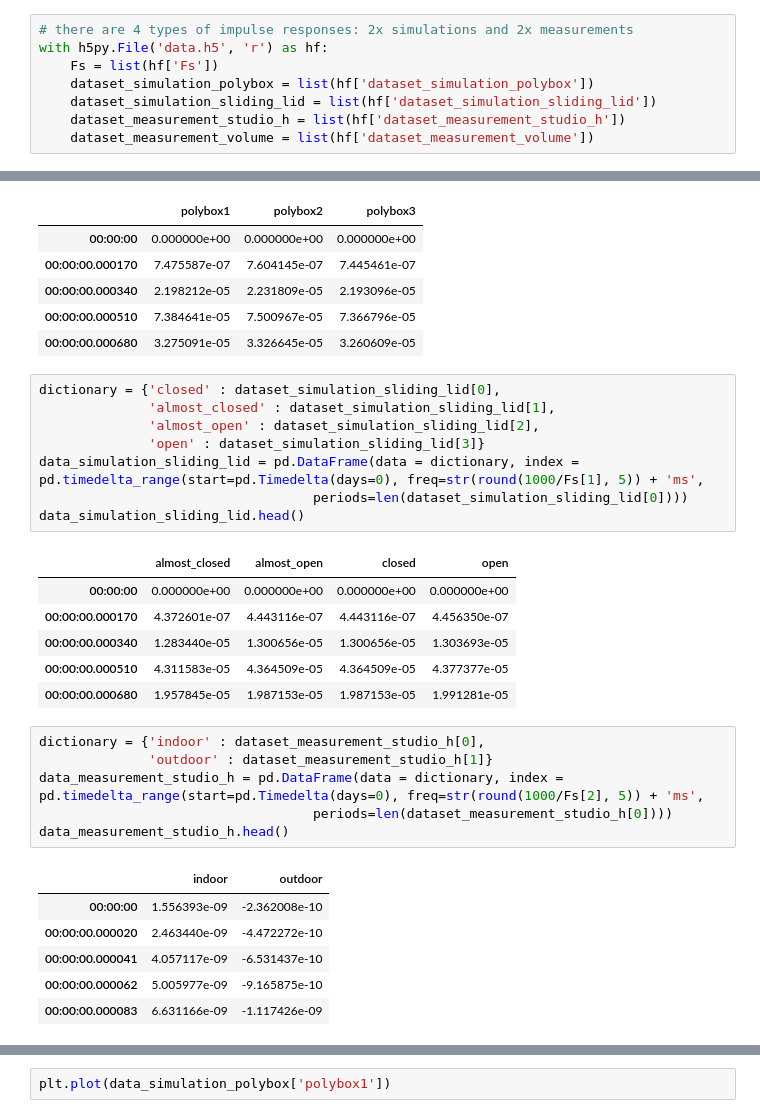
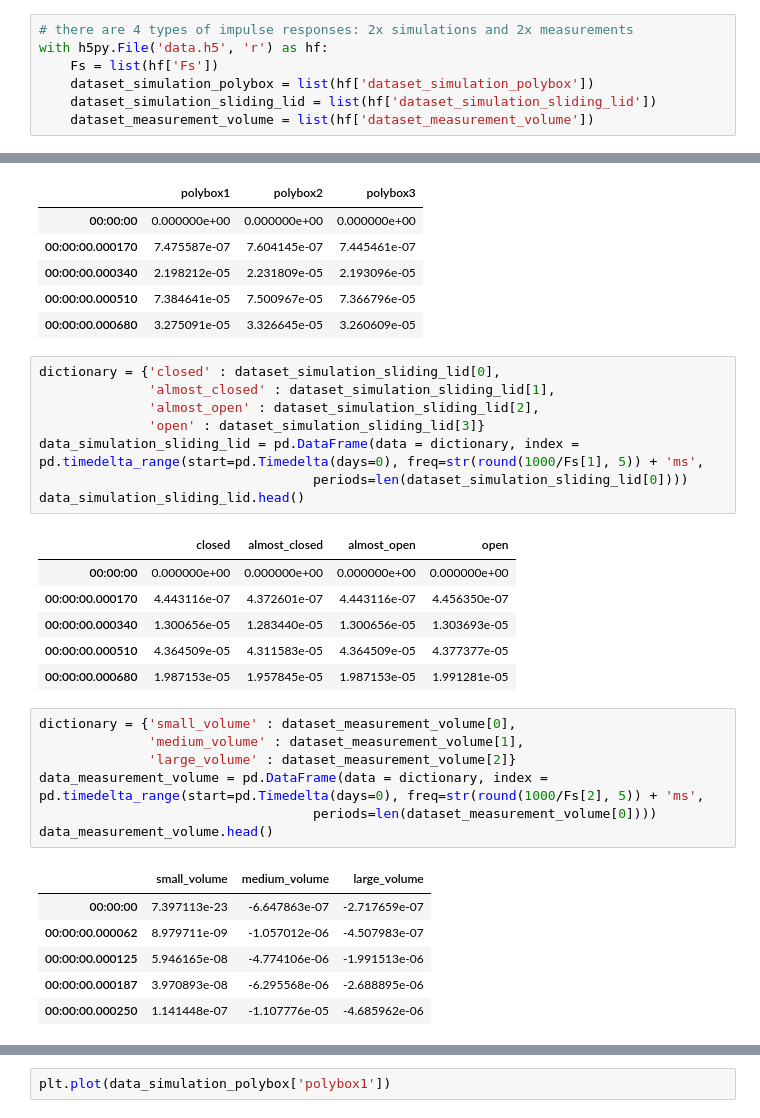
Before and after one commit to giotto-ai/l2f, a Jupyter notebook: deliver_application_giotto-time.ipynb, the cells around one changed output, grey strips where cells are left out. Cells and saved outputs as stored; diff of their text form.

```diff
--- a/deliver_application_giotto-time.ipynb
+++ b/deliver_application_giotto-time.ipynb
@@ -30,7 +30,6 @@ with h5py.File('data.h5', 'r') as hf:
     Fs = list(hf['Fs'])
     dataset_simulation_polybox = list(hf['dataset_simulation_polybox'])
     dataset_simulation_sliding_lid = list(hf['dataset_simulation_sliding_lid'])
-    dataset_measurement_studio_h = list(hf['dataset_measurement_studio_h'])
     dataset_measurement_volume = list(hf['dataset_measurement_volume'])
 # %% [markdown]
 ### Data as pandas series
@@ -57,22 +56,23 @@ data_simulation_sliding_lid = pd.DataFrame(data = dictionary, index = pd.timedel
                                    periods=len(dataset_simulation_sliding_lid[0])))
 data_simulation_sliding_lid.head()
 # %% [output]
-|  | almost_closed | almost_open | closed | open |
+|  | closed | almost_closed | almost_open | open |
 | 00:00:00 | 0.000000e+00 | 0.000000e+00 | 0.000000e+00 | 0.000000e+00 |
-| 00:00:00.000170 | 4.372601e-07 | 4.443116e-07 | 4.443116e-07 | 4.456350e-07 |
-| 00:00:00.000340 | 1.283440e-05 | 1.300656e-05 | 1.300656e-05 | 1.303693e-05 |
-| 00:00:00.000510 | 4.311583e-05 | 4.364509e-05 | 4.364509e-05 | 4.377377e-05 |
-| 00:00:00.000680 | 1.957845e-05 | 1.987153e-05 | 1.987153e-05 | 1.991281e-05 |
+| 00:00:00.000170 | 4.443116e-07 | 4.372601e-07 | 4.443116e-07 | 4.456350e-07 |
+| 00:00:00.000340 | 1.300656e-05 | 1.283440e-05 | 1.300656e-05 | 1.303693e-05 |
+| 00:00:00.000510 | 4.364509e-05 | 4.311583e-05 | 4.364509e-05 | 4.377377e-05 |
+| 00:00:00.000680 | 1.987153e-05 | 1.957845e-05 | 1.987153e-05 | 1.991281e-05 |
 # %%
-dictionary = {'indoor' : dataset_measurement_studio_h[0],
-              'outdoor' : dataset_measurement_studio_h[1]}
-data_measurement_studio_h = pd.DataFrame(data = dictionary, index = pd.timedelta_range(start=pd.Timedelta(days=0), freq=str(round(1000/Fs[2], 5)) + 'ms',
-                                   periods=len(dataset_measurement_studio_h[0])))
-data_measurement_studio_h.head()
+dictionary = {'small_volume' : dataset_measurement_volume[0],
+              'medium_volume' : dataset_measurement_volume[1],
+              'large_volume' : dataset_measurement_volume[2]}
+data_measurement_volume = pd.DataFrame(data = dictionary, index = pd.timedelta_range(start=pd.Timedelta(days=0), freq=str(round(1000/Fs[2], 5)) + 'ms',
+                                   periods=len(dataset_measurement_volume[0])))
+data_measurement_volume.head()
 # %% [output]
-|  | indoor | outdoor |
-| 00:00:00 | 1.556393e-09 | -2.362008e-10 |
-| 00:00:00.000020 | 2.463440e-09 | -4.472272e-10 |
-| 00:00:00.000041 | 4.057117e-09 | -6.531437e-10 |
-| 00:00:00.000062 | 5.005977e-09 | -9.165875e-10 |
-| 00:00:00.000083 | 6.631166e-09 | -1.117426e-09 |
+|  | small_volume | medium_volume | large_volume |
+| 00:00:00 | 7.397113e-23 | -6.647863e-07 | -2.717659e-07 |
+| 00:00:00.000062 | 8.979711e-09 | -1.057012e-06 | -4.507983e-07 |
+| 00:00:00.000125 | 5.946165e-08 | -4.774106e-06 | -1.991513e-06 |
+| 00:00:00.000187 | 3.970893e-08 | -6.295568e-06 | -2.688895e-06 |
+| 00:00:00.000250 | 1.141448e-07 | -1.107776e-05 | -4.685962e-06 |
```
Also changed, not shown: parts of 2 cells of this notebook, 5 other files.
